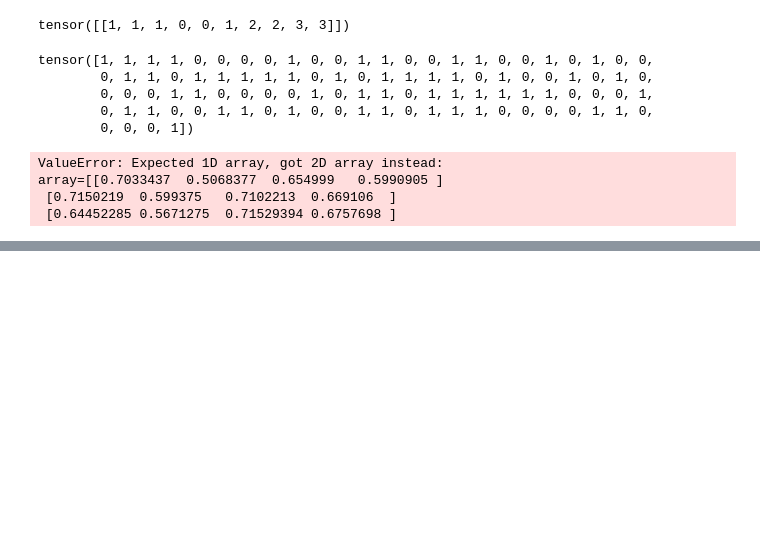
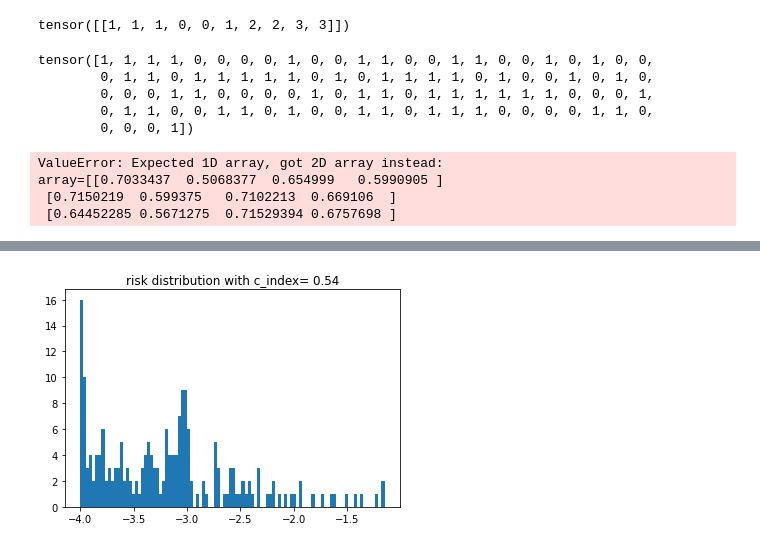
Before and after one commit to SeibelT/multimodal_survival_prediction, a Jupyter notebook: playground.ipynb, the cells around one changed output, grey strips where cells are left out. Drawn from its saved outputs; the diff is of its cells as text; code cells hidden in the pictures; blank space fills up the shorter version.

```diff
--- a/playground.ipynb
+++ b/playground.ipynb
@@ -242,0 +344,35 @@ array=[[0.7033437  0.5068377  0.654999   0.5990905 ]
+# %%
+f =  f"/nodes/bevog/work4/seibel/data/tcga_brca_trainable{bins}.csv"
+df = pd.read_csv(f)
+data_path = "/nodes/bevog/work4/seibel/data/TCGA-BRCA-DX-features/tcga_brca_20x_features/pt_files"
+test_ds = HistGen_Dataset(df,data_path,train=False)
+test_dataloader = torch.utils.data.DataLoader(test_ds,batch_size=1)
+
+out_all_val =torch.empty(size=(len(test_dataloader),bins),device='cpu')
+l_all_val = torch.empty(size=(len(test_dataloader),),device='cpu').to(torch.int16)
+l_cont_all_val = torch.empty(size=(len(test_dataloader),),device='cpu').to(torch.int16)
+c_all_val = torch.empty(size=(len(test_dataloader),),device='cpu').to(torch.int16)
+
+model.eval()
+with torch.no_grad():
+    for  idx,(histo,gen,c,l,l_cont) in enumerate(test_dataloader):
+        x = histo.to(device)
+        out = model(x)
+        out = out.cpu()
+
+        out_all_val[idx,:] = out
+        l_all_val[idx] = l
+        c_all_val[idx] = c
+        l_cont_all_val[idx] = l_cont
+
+h = nn.Sigmoid()(out_all_val)
+S = torch.cumprod(1-h,dim = -1)
+risk = -S.sum(dim=1) ## TODO why is it not 1-S ???
+# %%
+from utils import c_index
+c_ind = c_index(out_all_val,c_all_val,l_all_val)
+plt.title(f"risk distribution with c_index= {round(c_ind,3)}")
+plt.hist(risk.numpy(),bins = 100)
+plt.show()
+# %% [output]
+[figure, added]
```
Also changed, not shown: parts of 12 cells of this notebook, 5 other files.
